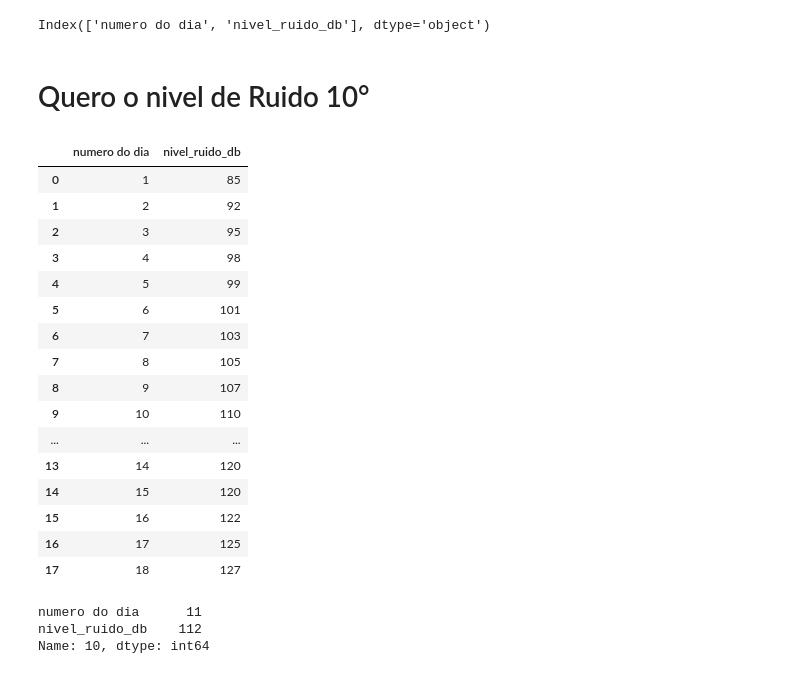
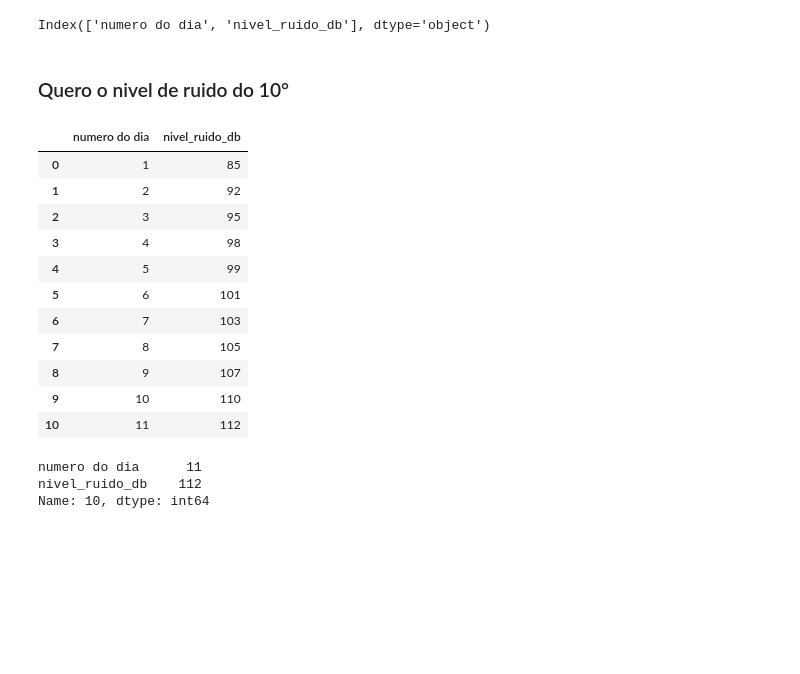
Before and after one commit to Andyjr-code/python_datascience, a Jupyter notebook: aula2.ipynb, the cells around one changed output. Saved outputs shown, nothing was run; the diff lists cells and outputs as text; code cells hidden in the pictures; blank space fills up the shorter version.

```diff
--- a/aula2.ipynb
+++ b/aula2.ipynb
@@ -156,27 +206,22 @@ df.columns
 # %% [output]
 Index(['numero do dia', 'nivel_ruido_db'], dtype='object')
 # %% [markdown]
-# Quero o nivel de Ruido 10°
+### Quero o nivel de ruido do 10°
 # %%
-df
+df.head(11)
 # %% [output]
 |  | numero do dia | nivel_ruido_db |
 | 0 | 1 | 85 |
 | 1 | 2 | 92 |
 | 2 | 3 | 95 |
 | 3 | 4 | 98 |
 | 4 | 5 | 99 |
 | 5 | 6 | 101 |
 | 6 | 7 | 103 |
 | 7 | 8 | 105 |
 | 8 | 9 | 107 |
 | 9 | 10 | 110 |
-| ... | ... | ... |
-| 13 | 14 | 120 |
-| 14 | 15 | 120 |
-| 15 | 16 | 122 |
-| 16 | 17 | 125 |
-| 17 | 18 | 127 |
+| 10 | 11 | 112 |
 # %%
 df.loc[10]
 # %% [output]
```
Also changed, not shown: parts of 23 cells of this notebook, 2 other files.
